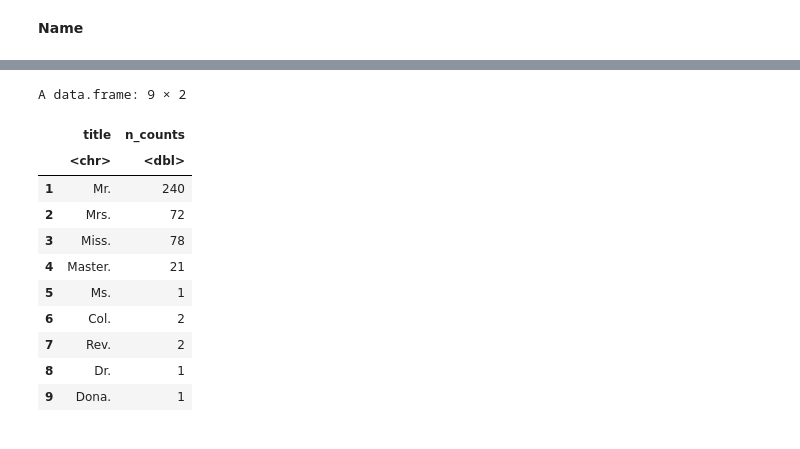
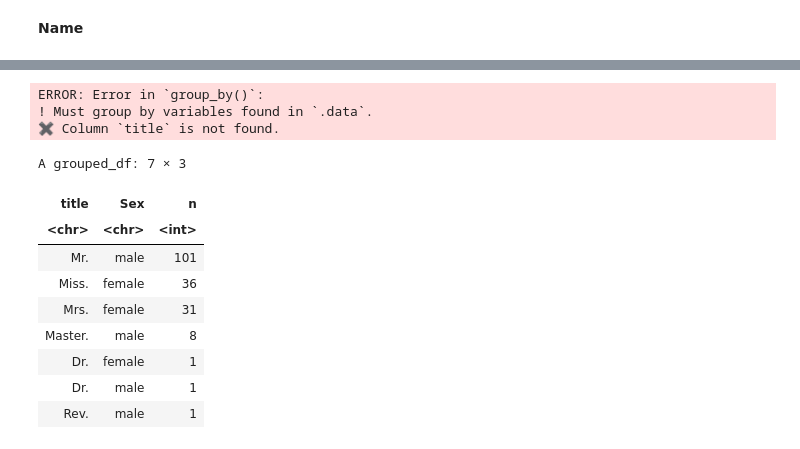
Before and after one commit to denis-spe/Titanic, a Jupyter notebook: R/r_v1.ipynb, the cells around one changed output, grey strips where cells are left out. Cells and saved outputs as stored; diff of their text form; code cells hidden in the pictures.

```diff
--- a/R/r_v1.ipynb
+++ b/R/r_v1.ipynb
@@ -686,17 +768,24 @@ A data.frame: 15 × 2
-# %%
-cleaned_test_df %>%
-    extract_title() %>%
-    value_count()
-# %% [output]
-A data.frame: 9 × 2
-|  | title | n_counts |
-|  | <chr> | <dbl> |
-| 1 | Mr. | 240 |
-| 2 | Mrs. | 72 |
-| 3 | Miss. | 78 |
-| 4 | Master. | 21 |
-| 5 | Ms. | 1 |
-| 6 | Col. | 2 |
-| 7 | Rev. | 2 |
-| 8 | Dr. | 1 |
-| 9 | Dona. | 1 |
+# %%
+cleaned_training_df %>%
+    group_by(title) %>%
+    count(Sex, sort = TRUE)
+# %% [output]
+ERROR: Error in `group_by()`:
+! Must group by variables found in `.data`.
+✖ Column `title` is not found.
+# %%
+# Title count Validation data ...
+cleaned_validation_df %>%
+    group_by(title) %>%
+    count(Sex, sort = TRUE)
+# %% [output]
+A grouped_df: 7 × 3
+| title | Sex | n |
+| <chr> | <chr> | <int> |
+| Mr. | male | 101 |
+| Miss. | female | 36 |
+| Mrs. | female | 31 |
+| Master. | male | 8 |
+| Dr. | female | 1 |
+| Dr. | male | 1 |
+| Rev. | male | 1 |
```
Also changed, not shown: parts of 15 cells of this notebook, 1 other file.
